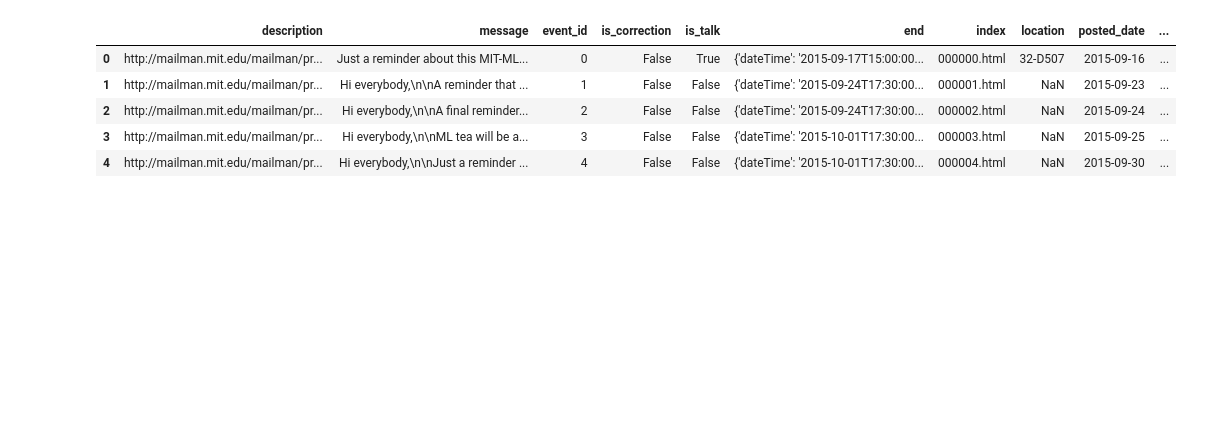
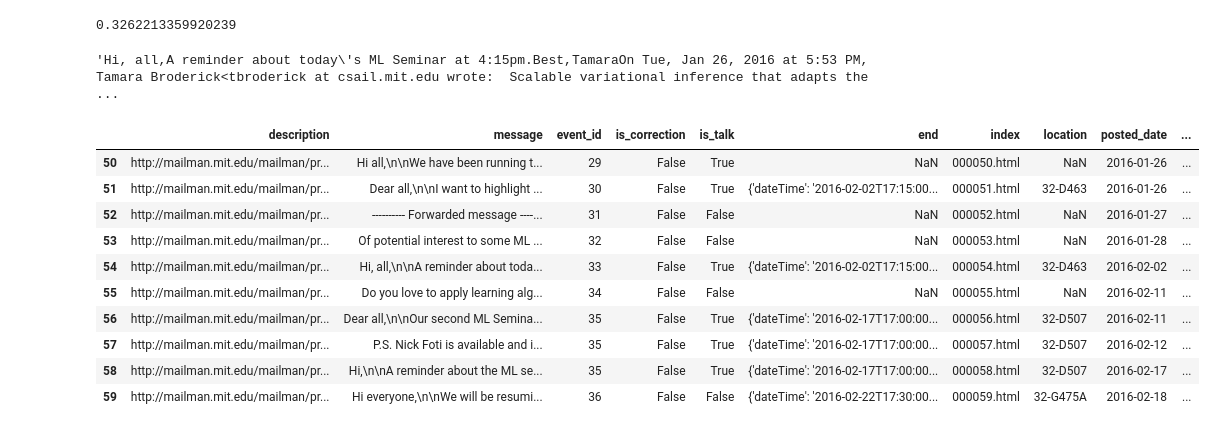
Before and after one commit to iamjli/MIT_talks, a Jupyter notebook: notebooks/events_to_calendar.ipynb, the cells around one changed output. Saved outputs shown, nothing was run; the diff lists cells and outputs as text; code cells hidden in the pictures; blank space fills up the shorter version.

```diff
--- a/notebooks/events_to_calendar.ipynb
+++ b/notebooks/events_to_calendar.ipynb
@@ -12,4 +12,4 @@ from events import Events
 # %%
-e = Events('bestudents', 'mitml')
+e = Events('mitml', 'mitml')
 e.update_manifest()
 # %% [output]
@@ -19,9 +36,22 @@ e.update_manifest()
+# %%
+similarity(Listing('mitml', '000051.html').message.replace('\n', '').replace('> ', ''), Listing('mitml', '000054.html').message.replace('\n', '').replace('> ', ''))
+# %% [output]
+0.3262213359920239
+# %%
+Listing('mitml', '000054.html').message.replace('\n', '').replace('> ', '')
+# %% [output]
+'Hi, all,A reminder about today\'s ML Seminar at 4:15pm.Best,TamaraOn Tue, Jan 26, 2016 at 5:53 PM, Tamara Broderick<tbroderick at csail.mit.edu wrote:  Scalable variational inference that adapts the  ...
 # %%
-e.manifest.head()
+e.manifest[50:60]
 # %% [output]
 |  | description | message | event_id | is_correction | is_talk | end | index | location | posted_date | ... |
-| 0 | http://mailman.mit.edu/mailman/pr... | Just a reminder about this MIT-ML... | 0 | False | True | {'dateTime': '2015-09-17T15:00:00... | 000000.html | 32-D507 | 2015-09-16 | ... |
-| 1 | http://mailman.mit.edu/mailman/pr... | Hi everybody,\n\nA reminder that ... | 1 | False | False | {'dateTime': '2015-09-24T17:30:00... | 000001.html | NaN | 2015-09-23 | ... |
-| 2 | http://mailman.mit.edu/mailman/pr... | Hi everybody,\n\nA final reminder... | 2 | False | False | {'dateTime': '2015-09-24T17:30:00... | 000002.html | NaN | 2015-09-24 | ... |
-| 3 | http://mailman.mit.edu/mailman/pr... | Hi everybody,\n\nML tea will be a... | 3 | False | False | {'dateTime': '2015-10-01T17:30:00... | 000003.html | NaN | 2015-09-25 | ... |
-| 4 | http://mailman.mit.edu/mailman/pr... | Hi everybody,\n\nJust a reminder ... | 4 | False | False | {'dateTime': '2015-10-01T17:30:00... | 000004.html | NaN | 2015-09-30 | ... |
+| 50 | http://mailman.mit.edu/mailman/pr... | Hi all,\n\nWe have been running t... | 29 | False | True | NaN | 000050.html | NaN | 2016-01-26 | ... |
+| 51 | http://mailman.mit.edu/mailman/pr... | Dear all,\n\nI want to highlight ... | 30 | False | True | {'dateTime': '2016-02-02T17:15:00... | 000051.html | 32-D463 | 2016-01-26 | ... |
+| 52 | http://mailman.mit.edu/mailman/pr... | ---------- Forwarded message ----... | 31 | False | False | NaN | 000052.html | NaN | 2016-01-27 | ... |
+| 53 | http://mailman.mit.edu/mailman/pr... | Of potential interest to some ML ... | 32 | False | False | NaN | 000053.html | NaN | 2016-01-28 | ... |
+| 54 | http://mailman.mit.edu/mailman/pr... | Hi, all,\n\nA reminder about toda... | 33 | False | True | {'dateTime': '2016-02-02T17:15:00... | 000054.html | 32-D463 | 2016-02-02 | ... |
+| 55 | http://mailman.mit.edu/mailman/pr... | Do you love to apply learning alg... | 34 | False | False | NaN | 000055.html | NaN | 2016-02-11 | ... |
+| 56 | http://mailman.mit.edu/mailman/pr... | Dear all,\n\nOur second ML Semina... | 35 | False | True | {'dateTime': '2016-02-17T17:00:00... | 000056.html | 32-D507 | 2016-02-11 | ... |
+| 57 | http://mailman.mit.edu/mailman/pr... | P.S. Nick Foti is available and i... | 35 | False | True | {'dateTime': '2016-02-17T17:00:00... | 000057.html | 32-D507 | 2016-02-12 | ... |
+| 58 | http://mailman.mit.edu/mailman/pr... | Hi,\n\nA reminder about the ML se... | 35 | False | True | {'dateTime': '2016-02-17T17:00:00... | 000058.html | 32-D507 | 2016-02-17 | ... |
+| 59 | http://mailman.mit.edu/mailman/pr... | Hi everyone,\n\nWe will be resumi... | 36 | False | False | {'dateTime': '2016-02-22T17:30:00... | 000059.html | 32-G475A | 2016-02-18 | ... |
```
Also changed, not shown: parts of 6 cells of this notebook, 2 other files.
